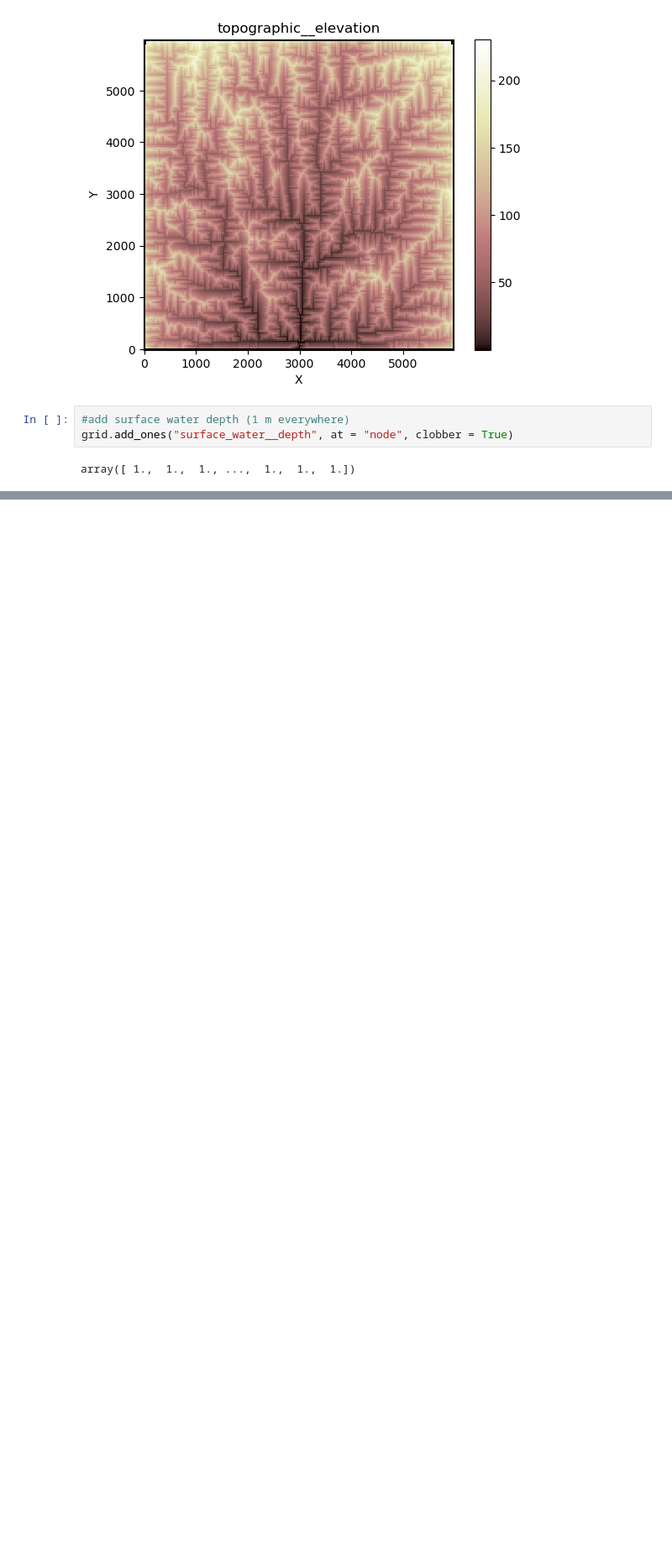
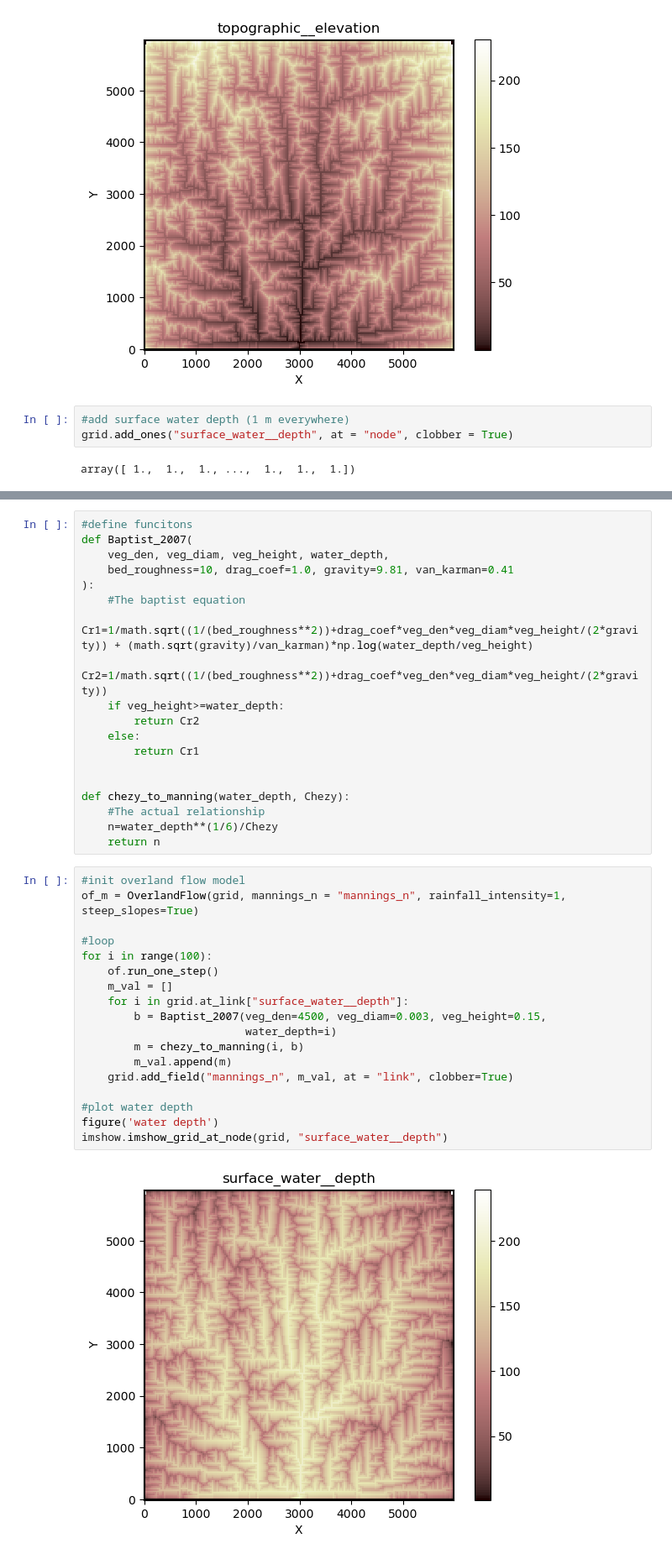
Before and after one commit to csdms-espin/Overland_flow_veg, a Jupyter notebook: overlandflow_scratch.ipynb, the cells around one changed output, grey strips where cells are left out. Shown: that part at 84% size. Cells and saved outputs as stored; diff of their text form; blank space fills up the shorter version.

Commit message:
working on loop

```diff
--- a/overlandflow_scratch.ipynb
+++ b/overlandflow_scratch.ipynb
@@ -84,0 +74,39 @@ grid.at_link.keys()
+# %%
+#define funcitons
+def Baptist_2007(
+    veg_den, veg_diam, veg_height, water_depth,
+    bed_roughness=10, drag_coef=1.0, gravity=9.81, van_karman=0.41
+):
+    #The baptist equation
+    Cr1=1/math.sqrt((1/(bed_roughness**2))+drag_coef*veg_den*veg_diam*veg_height/(2*gravity)) + (math.sqrt(gravity)/van_karman)*np.log(water_depth/veg_height)
+    Cr2=1/math.sqrt((1/(bed_roughness**2))+drag_coef*veg_den*veg_diam*veg_height/(2*gravity))
+    if veg_height>=water_depth:
+        return Cr2
+    else:
+        return Cr1
+
+
+def chezy_to_manning(water_depth, Chezy):
+    #The actual relationship
+    n=water_depth**(1/6)/Chezy
+    return n
+# %%
+#init overland flow model
+of_m = OverlandFlow(grid, mannings_n = "mannings_n", rainfall_intensity=1, steep_slopes=True)
+
+#loop
+for i in range(100):
+    of.run_one_step()
+    m_val = []
+    for i in grid.at_link["surface_water__depth"]:
+        b = Baptist_2007(veg_den=4500, veg_diam=0.003, veg_height=0.15,
+                         water_depth=i)
+        m = chezy_to_manning(i, b)
+        m_val.append(m)
+    grid.add_field("mannings_n", m_val, at = "link", clobber=True)
+
+#plot water depth
+figure('water depth')
+imshow.imshow_grid_at_node(grid, "surface_water__depth")
+# %% [output]
+[figure, added]
```
Also changed, not shown: parts of 4 cells of this notebook.
